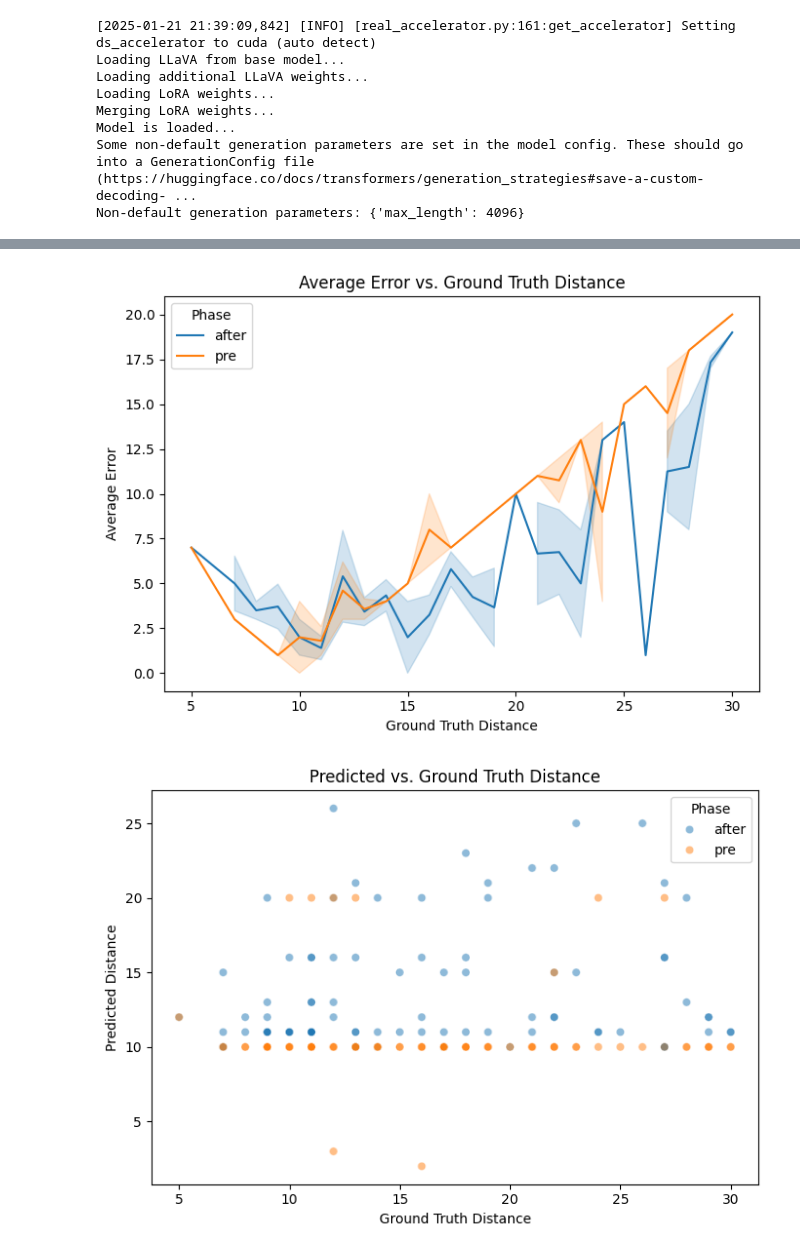
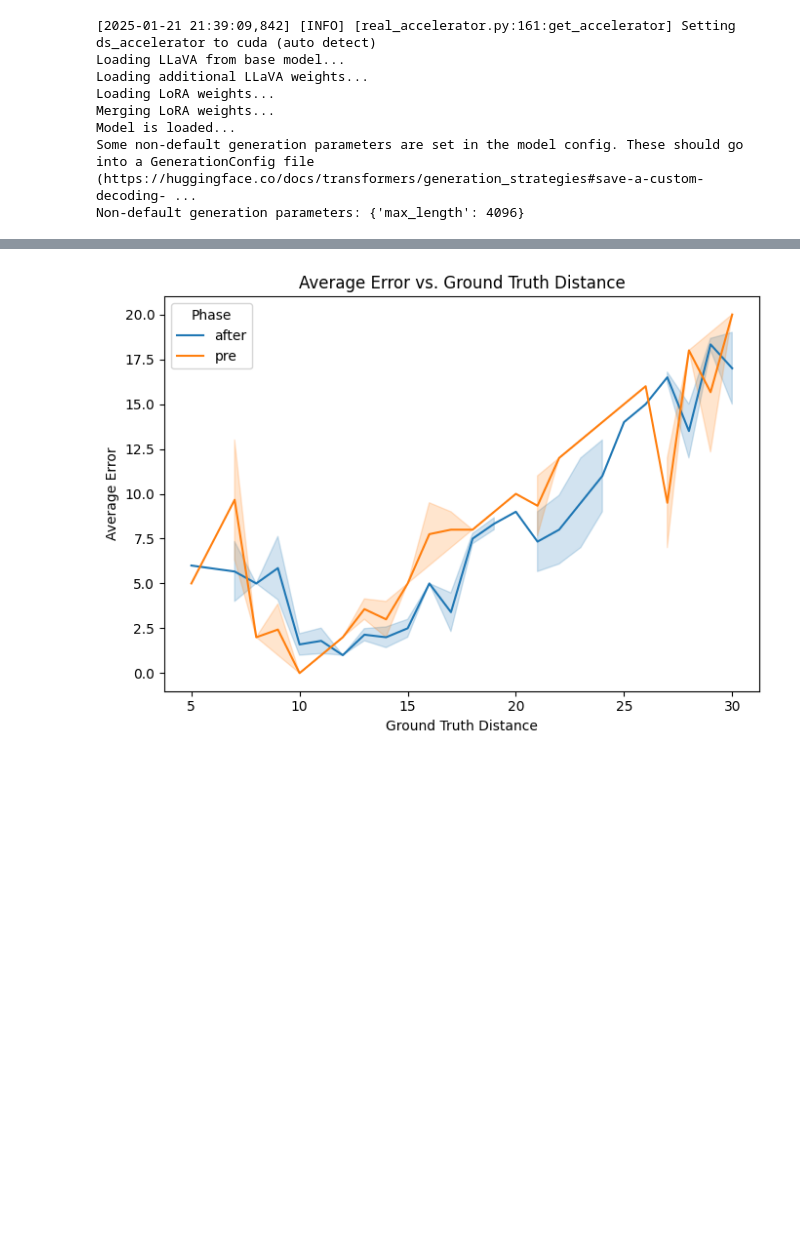
Before and after one commit to liudvikaszekas/distance-vlm, a Jupyter notebook: scripts/train_VLMs/LLAVA_Inference.ipynb, the cells around one changed output, grey strips where cells are left out. Saved outputs shown, nothing was run; the diff lists cells and outputs as text; code cells hidden in the pictures; blank space fills up the shorter version.

Commit message:
improved llava inference

```diff
--- a/scripts/train_VLMs/LLAVA_Inference.ipynb
+++ b/scripts/train_VLMs/LLAVA_Inference.ipynb
@@ -457,33 +429,32 @@ Name: error, dtype: float64
 # %%
 import pandas as pd
 import seaborn as sns
 import matplotlib.pyplot as plt
 
-df_pre = pd.read_csv("llava_results_pre.csv")
-df_after = pd.read_csv("llava_results_after.csv")
+df_pre = pd.read_csv("eval_llava/pre/llava_results_pre.csv")
+df_after = pd.read_csv("eval_llava/after/llava_results_after.csv")
 
 df_pre["phase"] = "pre"
 df_after["phase"] = "after"
 
 df = pd.concat([df_pre, df_after], ignore_index=True)
 
 df = df.sort_values(by="ground_truth")
 
 plt.figure(figsize=(7, 5))
 sns.lineplot(
     data=df,
     x="ground_truth",
     y="error",
     hue="phase",
     estimator="mean",
     errorbar="se"
 )
 plt.title("Average Error vs. Ground Truth Distance")
 plt.xlabel("Ground Truth Distance")
 plt.ylabel("Average Error")
 plt.legend(title="Phase")
 plt.tight_layout()
 plt.show()
 # %% [output]
-[figure, old version]
+[figure, new version]
-[figure, removed]
```
Also changed, not shown: parts of 11 cells of this notebook.
